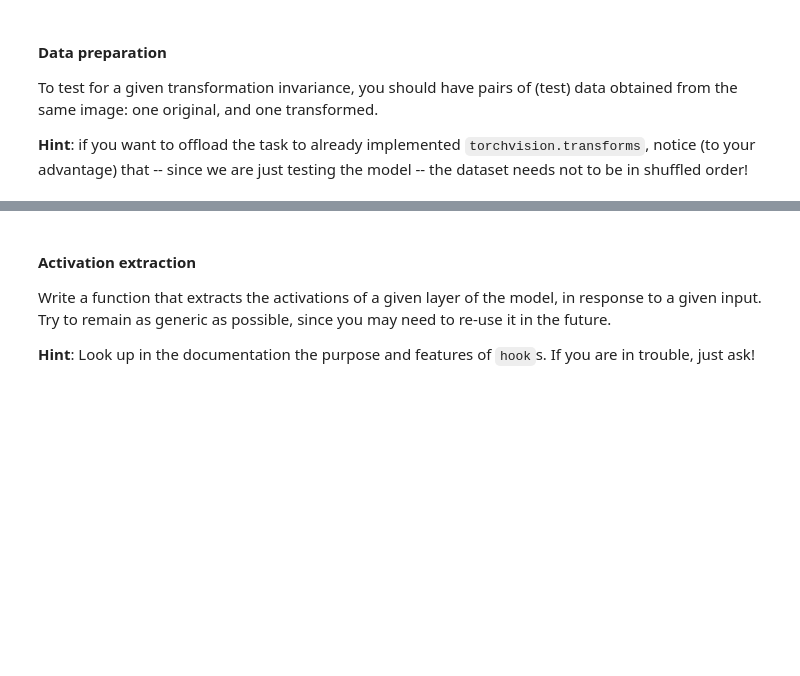
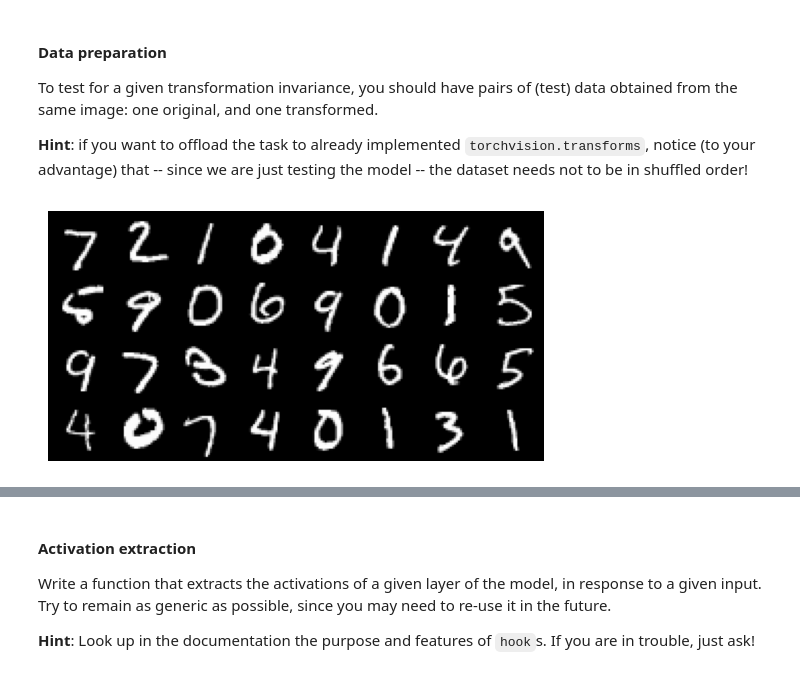
Before and after one commit to frekkoz3/Advanced-Deep-Learning-and-Kernel-Methods, a Jupyter notebook: Notebooks/Practices/AdvML_UniTS_2025_Lab_04bis_FCN_Invariance.ipynb, the cells around one changed output, grey strips where cells are left out. Drawn from its saved outputs; the diff is of its cells as text; code cells hidden in the pictures; blank space fills up the shorter version.

```diff
--- a/Notebooks/Practices/AdvML_UniTS_2025_Lab_04bis_FCN_Invariance.ipynb
+++ b/Notebooks/Practices/AdvML_UniTS_2025_Lab_04bis_FCN_Invariance.ipynb
@@ -45,0 +70,24 @@ To test for a given transformation invariance, you should have pairs of (test) d
+# %%
+BATCH_SIZE: int = 32
+
+data_transforms = transforms.Compose((transforms.ToTensor(), transforms.Normalize(mean=0.1307, std=0.3081)))
+data_transforms_plus_rotation = transforms.Compose((transforms.ToTensor(), transforms.RandomRotation((0, 180)), transforms.Normalize(mean=0.1307, std=0.3081)))
+
+test_dataset = datasets.MNIST(root="./data", train=False, transform=data_transforms, download=True)
+rotated_test_dataset = datasets.MNIST(root="./data", train=False, transform=data_transforms_plus_rotation, download=True)
+
+test_loader = DataLoader(dataset=test_dataset, batch_size=BATCH_SIZE, shuffle=False)
+rotated_test_loader = DataLoader(dataset=rotated_test_dataset, batch_size=BATCH_SIZE, shuffle=False)
+# %%
+def imshow(img) -> None:
+    npimg = img.numpy()
+    plt.axis("off")
+    plt.imshow(np.transpose(npimg, axes=(1, 2, 0)))
+
+# Non-Rotated
+dataiter = test_loader.__iter__()
+images, labels = dataiter.__next__()
+
+imshow(torchvision.utils.make_grid(images, normalize=True))
+# %% [output]
+[figure, added]
```
Also changed, not shown: parts of 7 cells of this notebook, 5 other files.
